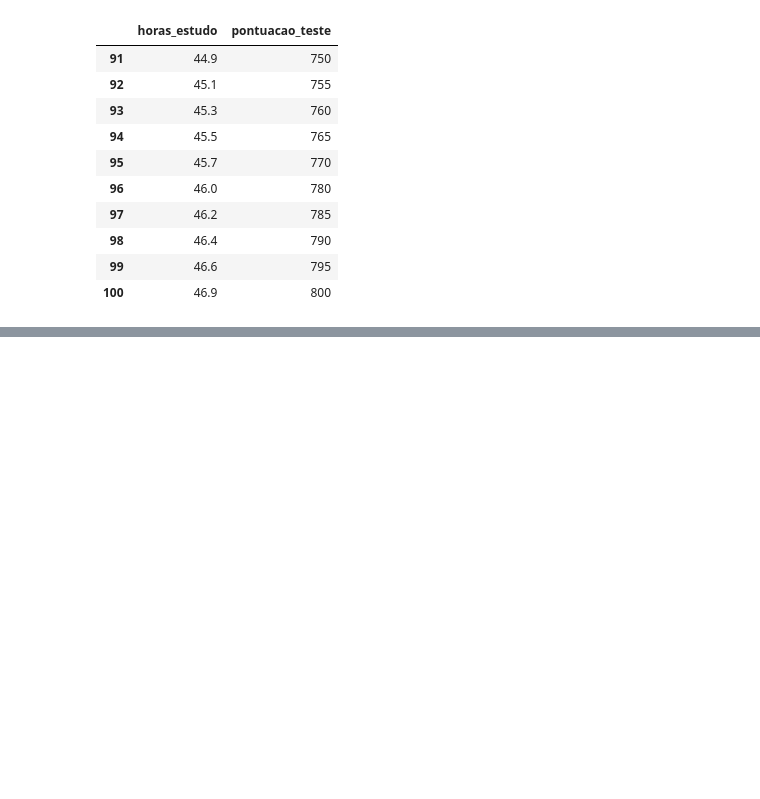
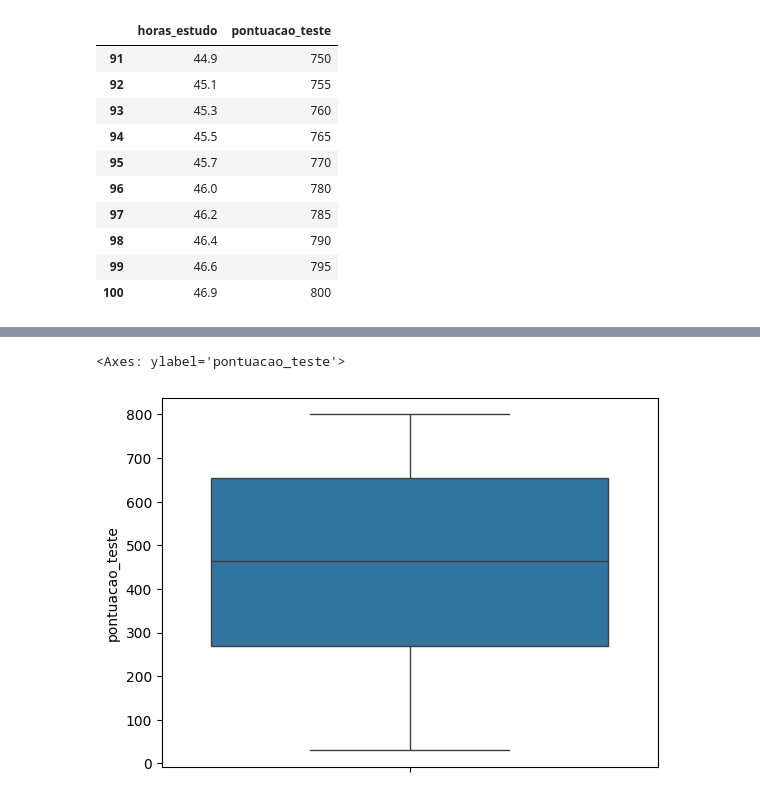
Before and after one commit to RanielliMontagna/ia-learning, a Jupyter notebook: simple_linear_regression/score_model.ipynb, the cells around one changed output, grey strips where cells are left out. Cells and saved outputs as stored; diff of their text form; code cells hidden in the pictures; blank space fills up the shorter version.

```diff
--- a/simple_linear_regression/score_model.ipynb
+++ b/simple_linear_regression/score_model.ipynb
@@ -56,0 +86,5 @@ df_score.tail(10)
+# %%
+sns.boxplot(y='pontuacao_teste', data=df_score)
+# %% [output]
+<Axes: ylabel='pontuacao_teste'>
+[figure, added]
```
Also changed, not shown: parts of 8 cells of this notebook.
